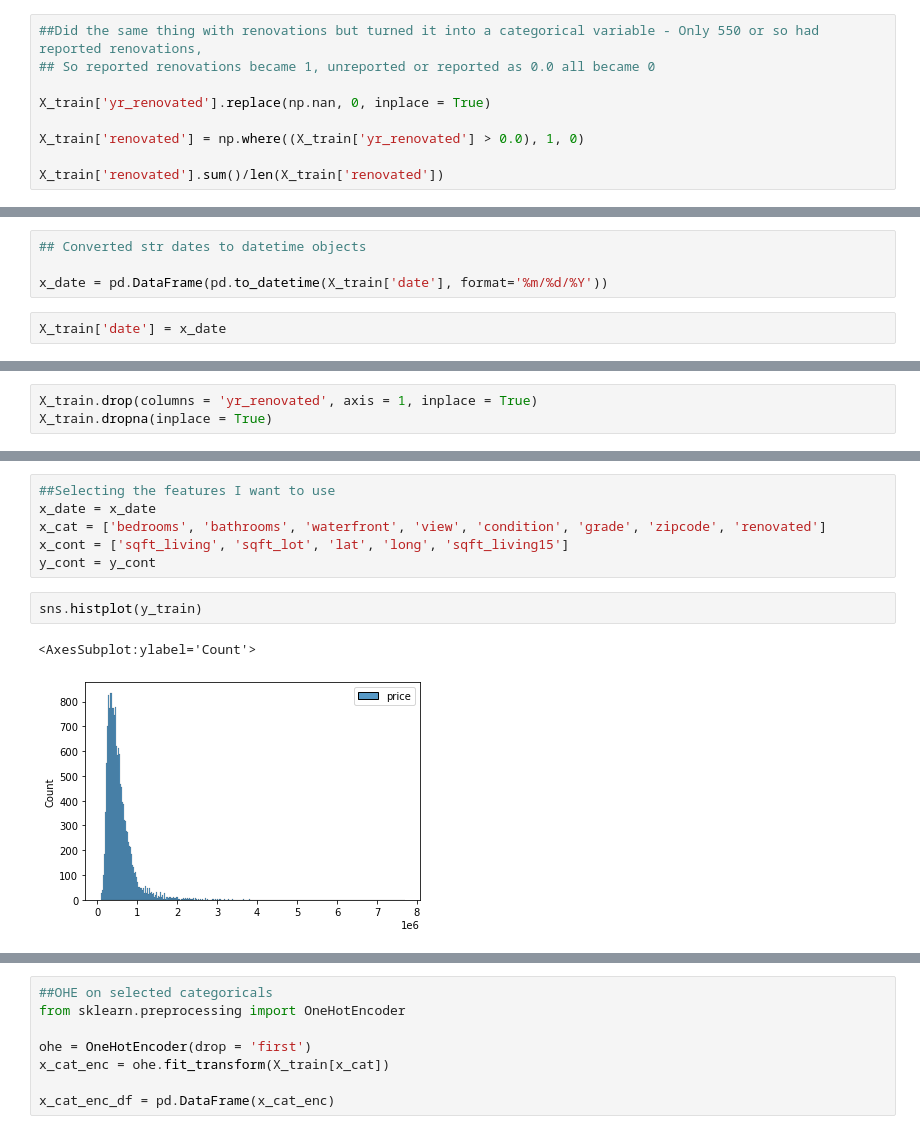
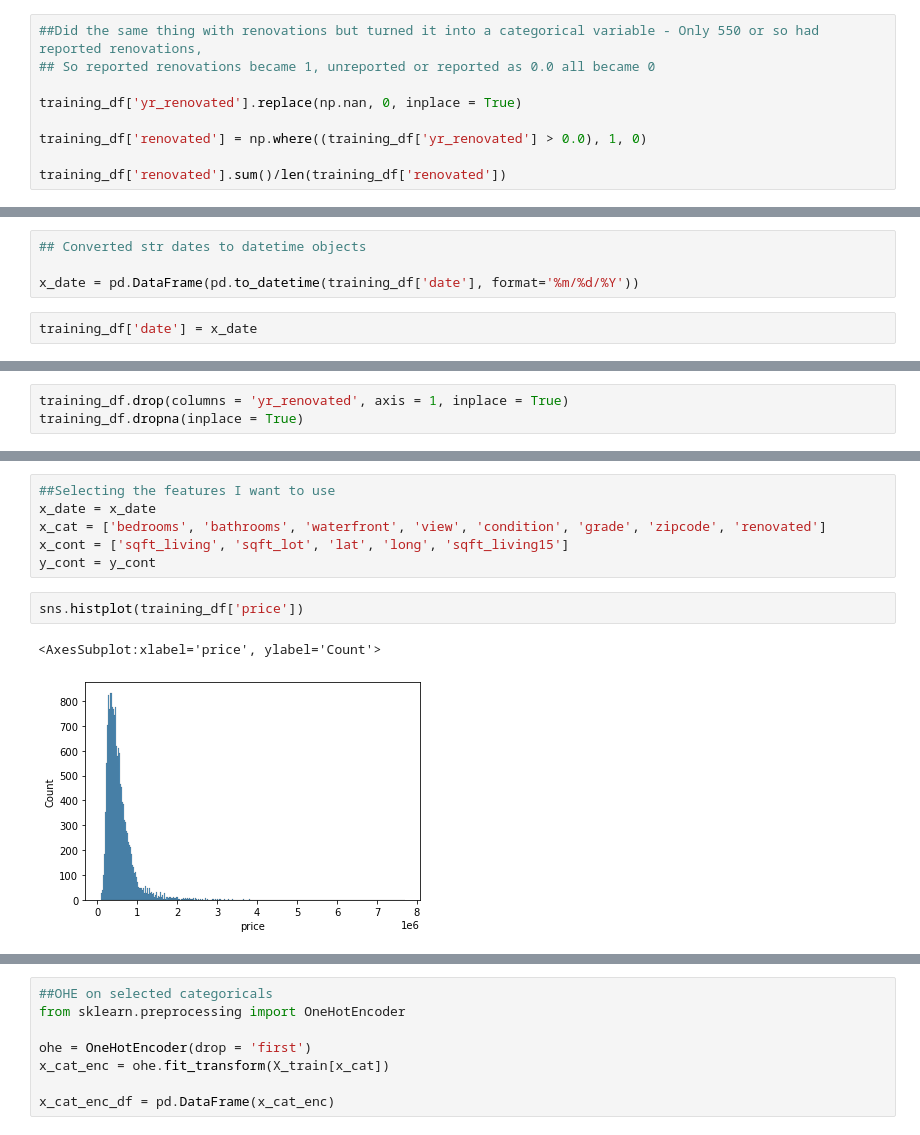
Before and after one commit to Luv2bnanook44/phase_2_project_quanggang, a Jupyter notebook: notebooks/bakeoff_testing_nb.ipynb, the cells around one changed output, grey strips where cells are left out. Drawn from its saved outputs; the diff is of its cells as text.

```diff
--- a/notebooks/bakeoff_testing_nb.ipynb
+++ b/notebooks/bakeoff_testing_nb.ipynb
@@ -56,17 +75,17 @@ X_train['waterfront'].replace(np.nan, 0, inplace = True)
 ##Did the same thing with renovations but turned it into a categorical variable - Only 550 or so had reported renovations,
 ## So reported renovations became 1, unreported or reported as 0.0 all became 0
 
-X_train['yr_renovated'].replace(np.nan, 0, inplace = True)
+training_df['yr_renovated'].replace(np.nan, 0, inplace = True)
 
-X_train['renovated'] = np.where((X_train['yr_renovated'] > 0.0), 1, 0)
+training_df['renovated'] = np.where((training_df['yr_renovated'] > 0.0), 1, 0)
 
-X_train['renovated'].sum()/len(X_train['renovated'])
+training_df['renovated'].sum()/len(training_df['renovated'])
 # %% [output]
 0.0337716861147126
 # %%
 ## Converted str dates to datetime objects
 
-x_date = pd.DataFrame(pd.to_datetime(X_train['date'], format='%m/%d/%Y'))
+x_date = pd.DataFrame(pd.to_datetime(training_df['date'], format='%m/%d/%Y'))
 # %%
-X_train['date'] = x_date
+training_df['date'] = x_date
 # %%
@@ -90,6 +109,6 @@ sqft_lot15        0
 renovated         0
 dtype: int64
 # %%
-X_train.drop(columns = 'yr_renovated', axis = 1, inplace = True)
-X_train.dropna(inplace = True)
+training_df.drop(columns = 'yr_renovated', axis = 1, inplace = True)
+training_df.dropna(inplace = True)
 # %%
@@ -150,7 +169,7 @@ x_cat = ['bedrooms', 'bathrooms', 'waterfront', 'view', 'condition', 'grade', 'z
 x_cont = ['sqft_living', 'sqft_lot', 'lat', 'long', 'sqft_living15']
 y_cont = y_cont
 # %%
-sns.histplot(y_train)
+sns.histplot(training_df['price'])
 # %% [output]
-<AxesSubplot:ylabel='Count'>
+<AxesSubplot:xlabel='price', ylabel='Count'>
-[figure, old version]
+[figure, new version]
```
Also changed, not shown: parts of 11 cells of this notebook.
